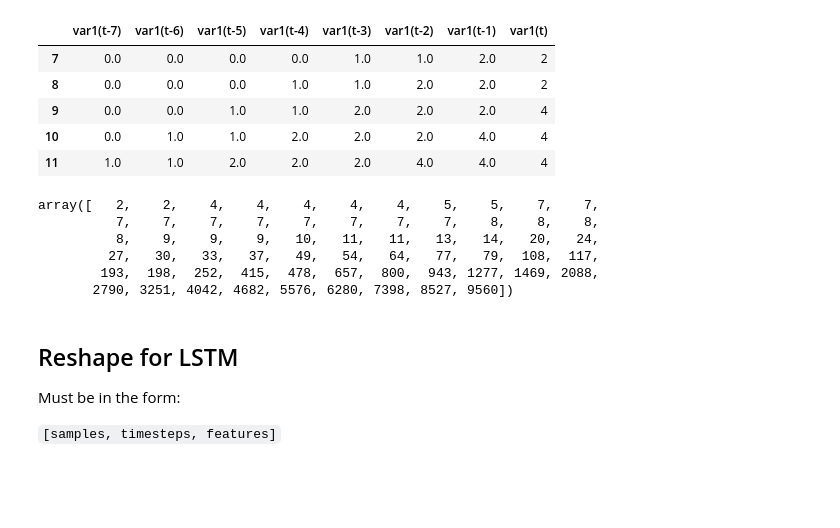
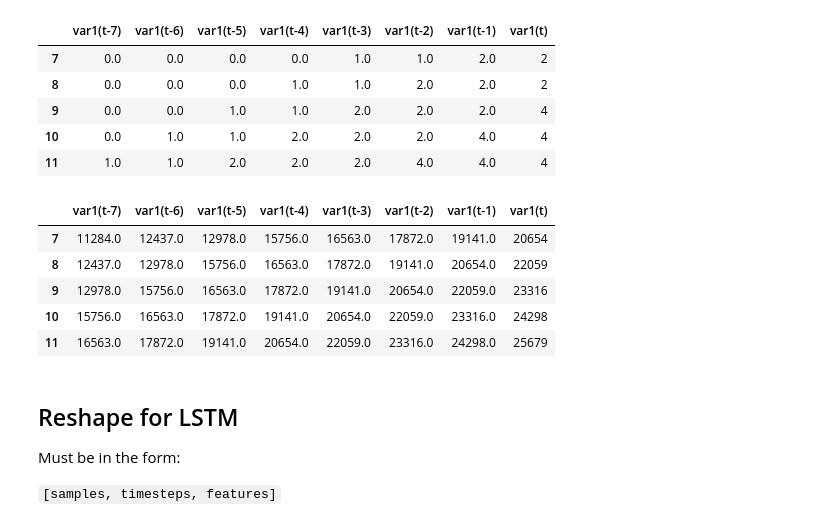
Before and after one commit to Dangandy/cv19, a Jupyter notebook: covid19_eda.ipynb, the cells around one changed output. Cells and saved outputs as stored; diff of their text form; code cells hidden in the pictures; blank space fills up the shorter version.

Commit message:
Implemented forecast method

```diff
--- a/covid19_eda.ipynb
+++ b/covid19_eda.ipynb
@@ -214,5 +216,5 @@ canada_df.head(10)
 # %% [markdown]
 Take data before `2020-04-01` as training while data after as test
 # %%
-train = canada_df.loc[:'2020-04-01']
-test = canada_df.loc['2020-04-02':]
+forecast_date = '2020-04-01'
+train = canada_df.loc[:forecast_date]
@@ -219,3 +243,5 @@ test = canada_df.loc['2020-04-02':]
+# %%
+test = canada_df.drop(train.index)
 # %%
 train.tail()
 # %% [output]
@@ -317,6 +370,7 @@ test_d = test['confirmed'].tolist()
 ## Further split train for validation
 # %%
 train_val_c_agg = series_to_supervised(train_val_c, 7)
+test_c_agg = series_to_supervised(test_c, 7)
 # %%
 train_val_c_agg.head()
 # %% [output]
@@ -326,15 +380,15 @@ train_val_c_agg.head()
 | 9 | 0.0 | 0.0 | 1.0 | 1.0 | 2.0 | 2.0 | 2.0 | 4 |
 | 10 | 0.0 | 1.0 | 1.0 | 2.0 | 2.0 | 2.0 | 4.0 | 4 |
 | 11 | 1.0 | 1.0 | 2.0 | 2.0 | 2.0 | 4.0 | 4.0 | 4 |
+# %%
+test_c_agg.head()
+# %% [output]
+|  | var1(t-7) | var1(t-6) | var1(t-5) | var1(t-4) | var1(t-3) | var1(t-2) | var1(t-1) | var1(t) |
+| 7 | 11284.0 | 12437.0 | 12978.0 | 15756.0 | 16563.0 | 17872.0 | 19141.0 | 20654 |
+| 8 | 12437.0 | 12978.0 | 15756.0 | 16563.0 | 17872.0 | 19141.0 | 20654.0 | 22059 |
+| 9 | 12978.0 | 15756.0 | 16563.0 | 17872.0 | 19141.0 | 20654.0 | 22059.0 | 23316 |
+| 10 | 15756.0 | 16563.0 | 17872.0 | 19141.0 | 20654.0 | 22059.0 | 23316.0 | 24298 |
+| 11 | 16563.0 | 17872.0 | 19141.0 | 20654.0 | 22059.0 | 23316.0 | 24298.0 | 25679 |
 # %%
 X_tv_c = train_val_c_agg.drop(columns=['var1(t)']).to_numpy()
 y_tv_c = train_val_c_agg['var1(t)'].to_numpy()
-# %%
-y_tv_c
-# %% [output]
-array([   2,    2,    4,    4,    4,    4,    4,    5,    5,    7,    7,
-          7,    7,    7,    7,    7,    7,    7,    7,    8,    8,    8,
-          8,    9,    9,    9,   10,   11,   11,   13,   14,   20,   24,
-         27,   30,   33,   37,   49,   54,   64,   77,   79,  108,  117,
-        193,  198,  252,  415,  478,  657,  800,  943, 1277, 1469, 2088,
-       2790, 3251, 4042, 4682, 5576, 6280, 7398, 8527, 9560])
```
Also changed, not shown: parts of 19 cells of this notebook.
